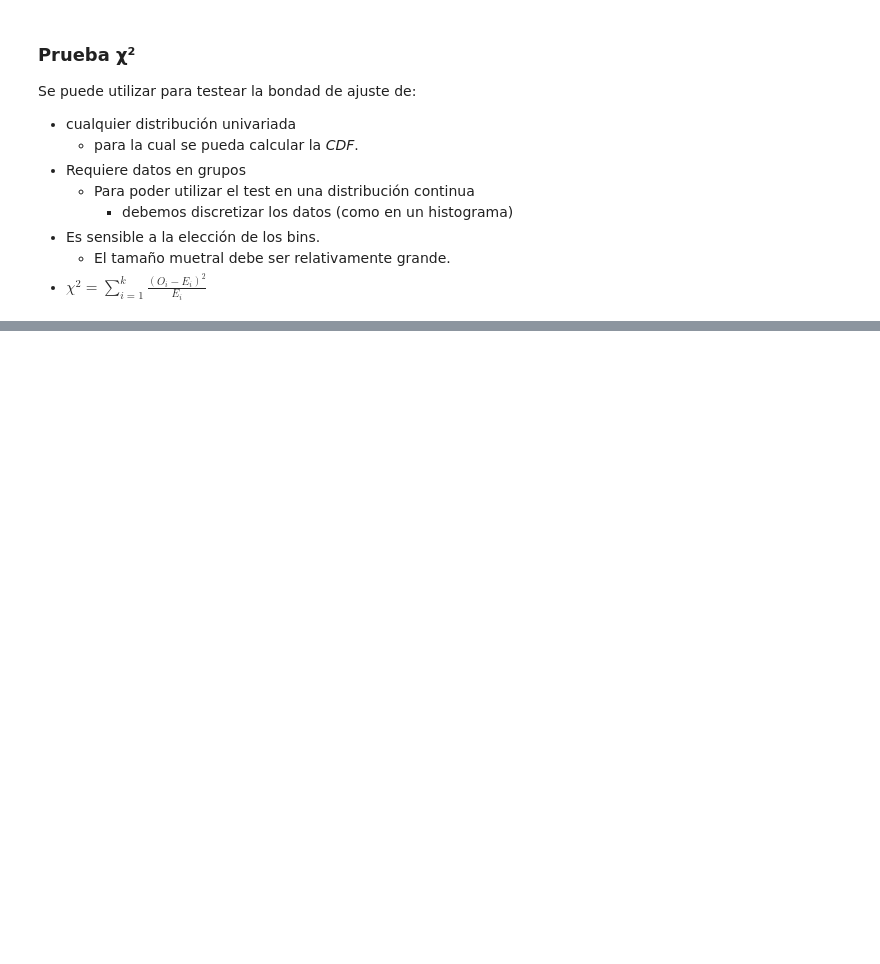
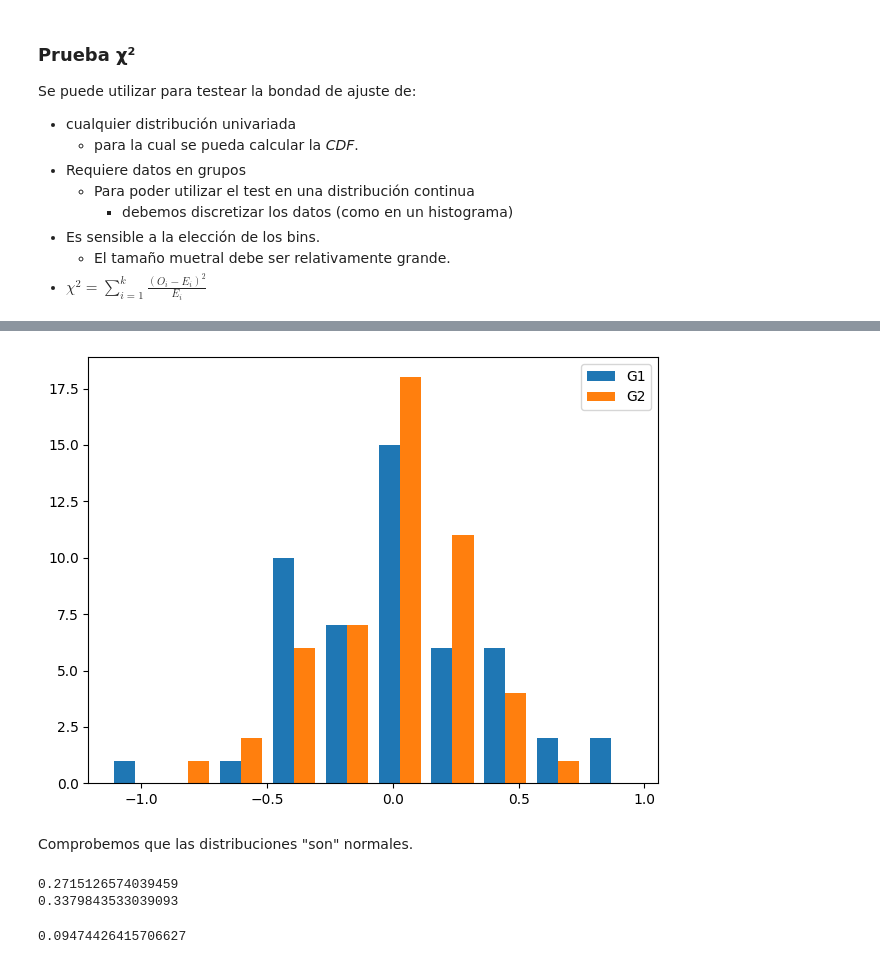
Before and after one commit to javieriserte/qualitative-data-course, a Jupyter notebook: classes/C01.3.PruebaDeHipotesis.ipynb, the cells around one changed output, grey strips where cells are left out. Drawn from its saved outputs; the diff is of its cells as text; code cells hidden in the pictures; blank space fills up the shorter version.

```diff
--- a/classes/C01.3.PruebaDeHipotesis.ipynb
+++ b/classes/C01.3.PruebaDeHipotesis.ipynb
@@ -678,0 +435,6 @@ fisher.test(
+# %%
+import sklearn.datasets as datasets
+
+iris = datasets.load_iris(as_frame=True)
+
+iris["frame"].groupby("target").var()
@@ -678,0 +452,31 @@ fisher.test(
+# %%
+g1 = iris["frame"].loc[iris["frame"]["target"]==0, "sepal width (cm)"]
+g2 = iris["frame"].loc[iris["frame"]["target"]==1, "sepal width (cm)"]
+plt.hist(
+  [g1-g1.mean(), g2-g2.mean()],
+  label = ["G1", "G2"]
+)
+plt.legend()
+plt.tight_layout()
+# %% [output]
+[figure, added]
+# %% [markdown]
+Comprobemos que las distribuciones "son" normales.
+# %%
+r1 = st.shapiro(g1)
+r2 = st.shapiro(g2)
+for x in (r1, r2):
+  print(x.pvalue)
+# %% [output]
+0.2715126574039459
+0.3379843533039093
+# %%
+f_statistic = g1.var() / g2.var()
+pvalue = 1 - st.f.cdf(
+  f_statistic,
+  g1.size-1,
+  g2.size-1
+)
+print(pvalue)
+# %% [output]
+0.09474426415706627
```
Also changed, not shown: parts of 25 cells of this notebook, 1 other file.
